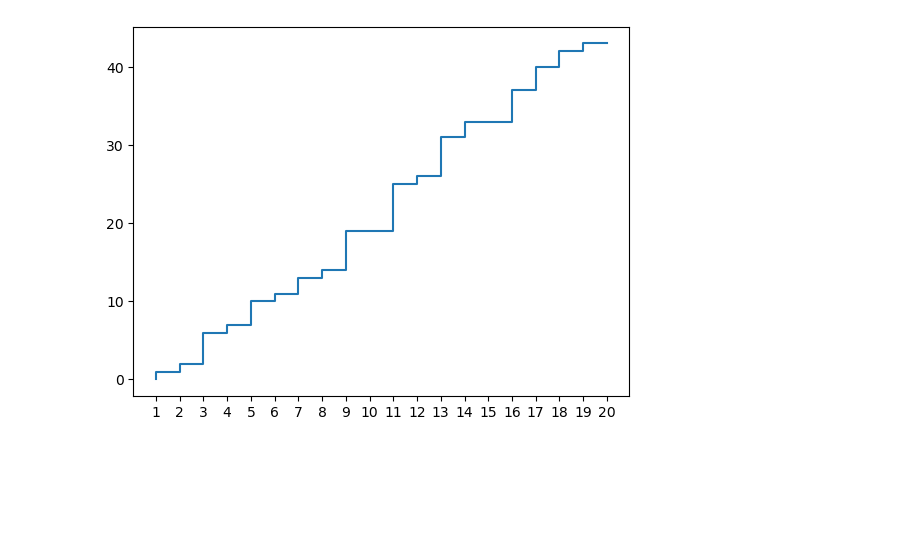
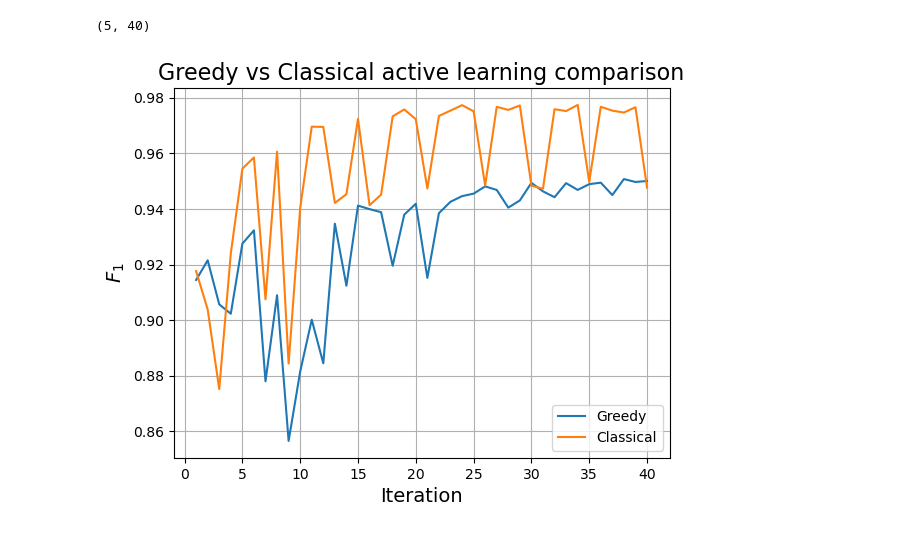
Before and after one commit to Darakhsh1999/Autonomous-active-learning, a Jupyter notebook: analysis.ipynb, the cells around one changed output. Saved outputs shown, nothing was run; the diff lists cells and outputs as text; code cells hidden in the pictures; blank space fills up the shorter version.

```diff
--- a/analysis.ipynb
+++ b/analysis.ipynb
@@ -6,11 +6,20 @@ import matplotlib.pyplot as plt
 from collections import defaultdict
 %matplotlib inline
 # %%
-def read_history_data():
+def read_history_data(filter_: str):
     paths = os.listdir("variables/")
-    history_list: list[defaultdict(list)] = []
+    history_list = []
     for path in paths:
+        if not path.endswith(filter_): continue
+        print(path)
         with open("variables/"+path, "rb") as f:
             history_list.append(pickle.load(f))
     return history_list
-history_list = read_history_data()
+
+def get_metric(data_list, key):
+    data = [np.array(x[key]) for x in data_list]
+    data = np.vstack(tuple(data)) # (n_avg,n_iterations)
+    return data
+
+data1_list = read_history_data("modelpred_history.dat") # model pred
+data2_list = read_history_data("1000_history.dat")
@@ -17,5 +37,4 @@ history_list = read_history_data()
 # %%
-print(history_list[0].keys())
-history = history_list[0]
-x_axis = 1+np.arange(len(history["data_size"]))
+print("keys:",list(data1_list[0].keys()))
+x_axis = 1+np.arange(len(data1_list[0]["data_size"]))
 # %% [output]
@@ -29,6 +42,16 @@ plt.show()
-# %%
-plt.step(x_axis, history["n_errors"])
-plt.xticks(x_axis)
-plt.show()
-# %% [output]
-[figure, removed]
+# %%
+data1_F1 = get_metric(data1_list, "F1")
+data2_F1 = get_metric(data2_list, "F1")
+# %% [output]
+(5, 40)
+# %%
+plt.plot(x_axis, data1_F1.mean(axis=0), label="Greedy")
+plt.plot(x_axis, data2_F1.mean(axis=0), label="Classical")
+plt.grid()
+plt.legend(frameon=True, loc="lower right")
+plt.title("Greedy vs Classical active learning comparison", fontsize=16)
+plt.ylabel("$F_1$",fontsize=14)
+plt.xlabel("Iteration",fontsize=14)
+plt.show()
+# %% [output]
+[figure, added]
```
Also changed, not shown: parts of 4 cells of this notebook, 11 other files.
